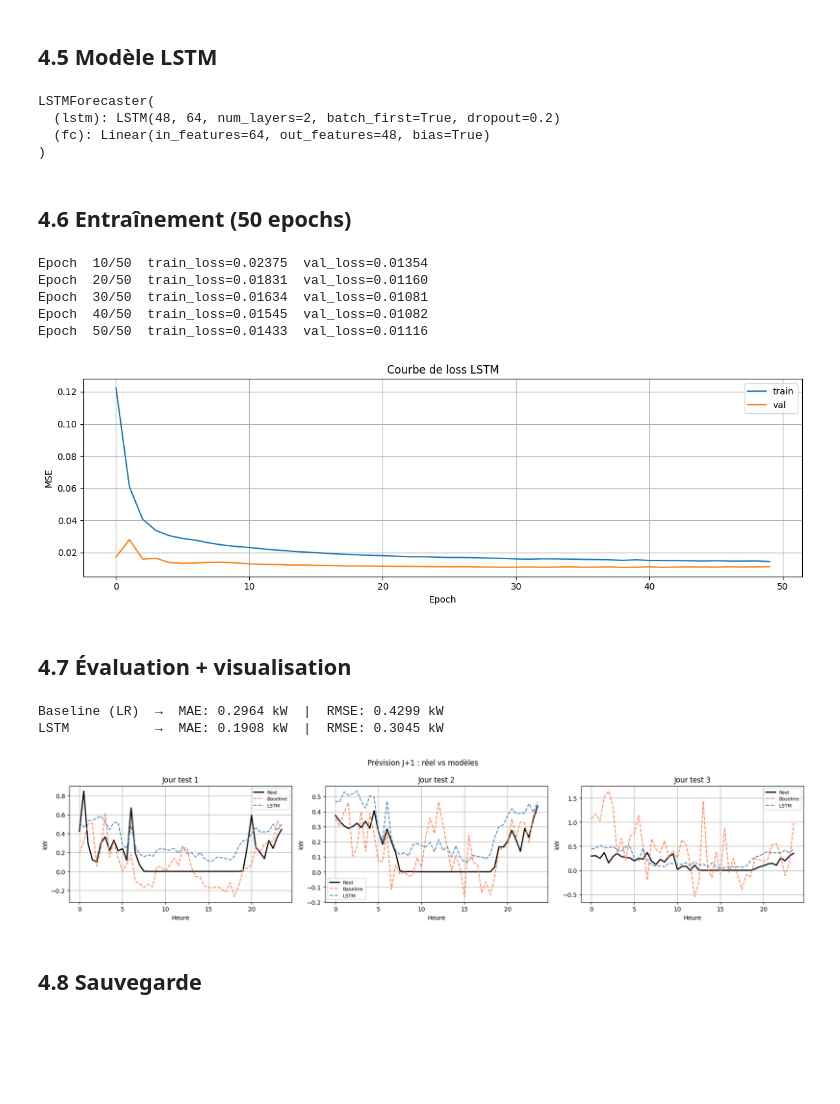
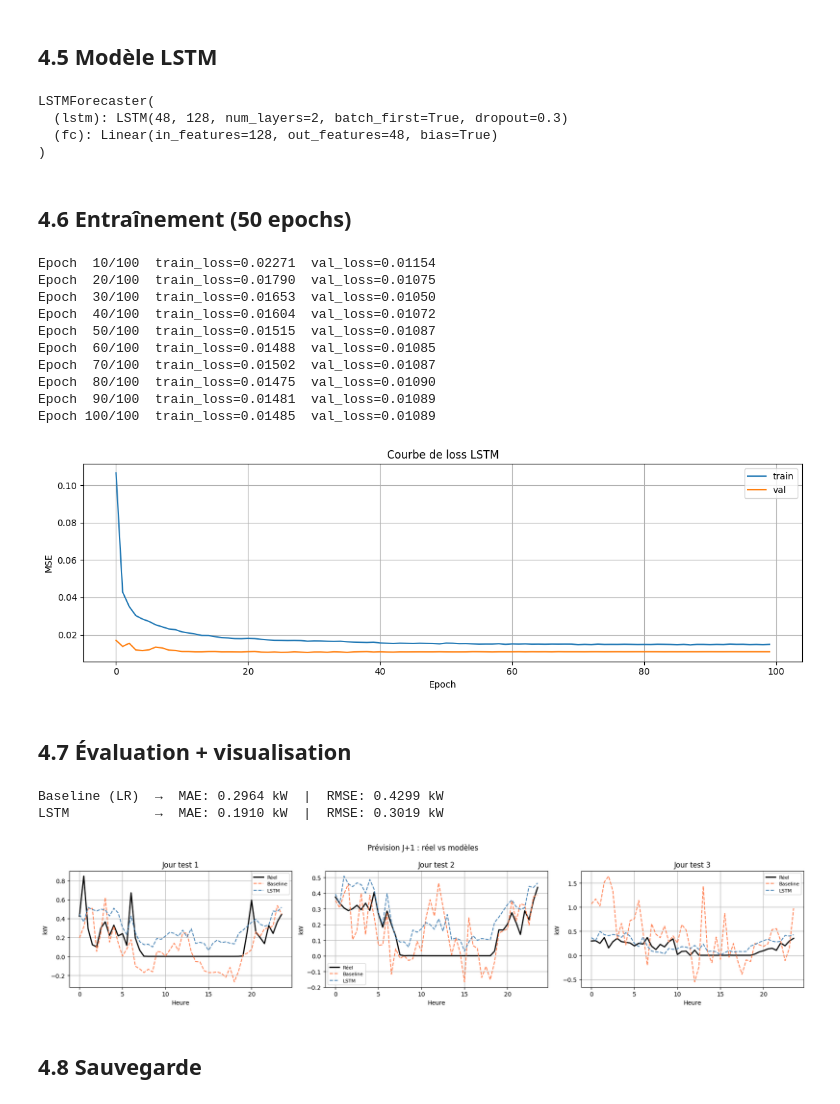
Before and after one commit to tommasoaloisi2larderel/Hackathon, a Jupyter notebook: notebooks/04_forecasting.ipynb, the cells around one changed output. Cells and saved outputs as stored; diff of their text form; code cells hidden in the pictures; blank space fills up the shorter version.

Commit message:
lstm

```diff
--- a/notebooks/04_forecasting.ipynb
+++ b/notebooks/04_forecasting.ipynb
@@ -97,10 +97,10 @@ Baseline (LR)  →  MAE: 0.2964 kW  |  RMSE: 0.4299 kW
 ## 4.5 Modèle LSTM
 # %%
 class LSTMForecaster(nn.Module):
-    def __init__(self, input_size=48, hidden_size=64, num_layers=2, output_size=48):
+    def __init__(self, input_size=48, hidden_size=64, num_layers=2, output_size=48, dropout=0.2):
         super().__init__()
         self.lstm = nn.LSTM(input_size, hidden_size, num_layers,
-                            batch_first=True, dropout=0.2)
+                            batch_first=True, dropout=dropout if num_layers > 1 else 0.0)
         self.fc   = nn.Linear(hidden_size, output_size)
 
     def forward(self, x):
@@ -119,56 +119,74 @@ class TimeSeriesDataset(Dataset):
 train_loader = DataLoader(TimeSeriesDataset(X_train, y_train), batch_size=32, shuffle=True)
 test_loader  = DataLoader(TimeSeriesDataset(X_test,  y_test),  batch_size=32)
 
-model     = LSTMForecaster().to(DEVICE)
-optimizer = torch.optim.Adam(model.parameters(), lr=1e-3)
+hidden_size = 128
+num_layers  = 2
+dropout     = 0.3
+model     = LSTMForecaster(hidden_size=hidden_size, num_layers=num_layers, dropout=dropout).to(DEVICE)
+optimizer = torch.optim.Adam(model.parameters(), lr=1e-3, weight_decay=1e-4)
+scheduler = torch.optim.lr_scheduler.ReduceLROnPlateau(optimizer, mode='min', factor=0.5, patience=10)
 criterion = nn.MSELoss()
 
 print(model)
 # %% [output]
 LSTMForecaster(
-  (lstm): LSTM(48, 64, num_layers=2, batch_first=True, dropout=0.2)
-  (fc): Linear(in_features=64, out_features=48, bias=True)
+  (lstm): LSTM(48, 128, num_layers=2, batch_first=True, dropout=0.3)
+  (fc): Linear(in_features=128, out_features=48, bias=True)
 )
 # %% [markdown]
 ## 4.6 Entraînement (50 epochs)
 # %%
-EPOCHS = 50
+EPOCHS = 100
 train_losses, val_losses = [], []
+best_val_loss = float('inf')
+best_model_state = None
 
 for epoch in range(EPOCHS):
     model.train()
     loss_ep = 0
     for xb, yb in train_loader:
         xb, yb = xb.to(DEVICE), yb.to(DEVICE)
         optimizer.zero_grad()
         pred = model(xb)
         loss = criterion(pred, yb)
         loss.backward()
         optimizer.step()
         loss_ep += loss.item()
     train_losses.append(loss_ep / len(train_loader))
 
     model.eval()
     with torch.no_grad():
         val_loss = sum(criterion(model(xb.to(DEVICE)), yb.to(DEVICE)).item()
                        for xb, yb in test_loader) / len(test_loader)
     val_losses.append(val_loss)
+    scheduler.step(val_loss)
+
+    if val_loss < best_val_loss:
+        best_val_loss = val_loss
+        best_model_state = model.state_dict().copy()
 
     if (epoch + 1) % 10 == 0:
         print(f"Epoch {epoch+1:3d}/{EPOCHS}  train_loss={train_losses[-1]:.5f}  val_loss={val_losses[-1]:.5f}")
+
+model.load_state_dict(best_model_state)
 
 # Courbe de loss
 plt.plot(train_losses, label='train')
 plt.plot(val_losses,   label='val')
 plt.xlabel('Epoch'); plt.ylabel('MSE'); plt.title('Courbe de loss LSTM'); plt.legend()
 plt.tight_layout(); plt.show()
 # %% [output]
-Epoch  10/50  train_loss=0.02375  val_loss=0.01354
-Epoch  20/50  train_loss=0.01831  val_loss=0.01160
-Epoch  30/50  train_loss=0.01634  val_loss=0.01081
-Epoch  40/50  train_loss=0.01545  val_loss=0.01082
-Epoch  50/50  train_loss=0.01433  val_loss=0.01116
+Epoch  10/100  train_loss=0.02271  val_loss=0.01154
+Epoch  20/100  train_loss=0.01790  val_loss=0.01075
+Epoch  30/100  train_loss=0.01653  val_loss=0.01050
+Epoch  40/100  train_loss=0.01604  val_loss=0.01072
+Epoch  50/100  train_loss=0.01515  val_loss=0.01087
+Epoch  60/100  train_loss=0.01488  val_loss=0.01085
+Epoch  70/100  train_loss=0.01502  val_loss=0.01087
+Epoch  80/100  train_loss=0.01475  val_loss=0.01090
+Epoch  90/100  train_loss=0.01481  val_loss=0.01089
+Epoch 100/100  train_loss=0.01485  val_loss=0.01089
-[figure, old version]
+[figure, new version]
 # %% [markdown]
 ## 4.7 Évaluation + visualisation
 # %%
@@ -201,8 +219,8 @@ plt.suptitle('Prévision J+1 : réel vs modèles', fontsize=12)
 plt.tight_layout(); plt.show()
 # %% [output]
 Baseline (LR)  →  MAE: 0.2964 kW  |  RMSE: 0.4299 kW
-LSTM           →  MAE: 0.1908 kW  |  RMSE: 0.3045 kW
+LSTM           →  MAE: 0.1910 kW  |  RMSE: 0.3019 kW
-[figure, old version]
+[figure, new version]
 # %% [markdown]
 ## 4.8 Sauvegarde
 # %%
```
Also changed, not shown: parts of 1 cell of this notebook, 3 other files.
